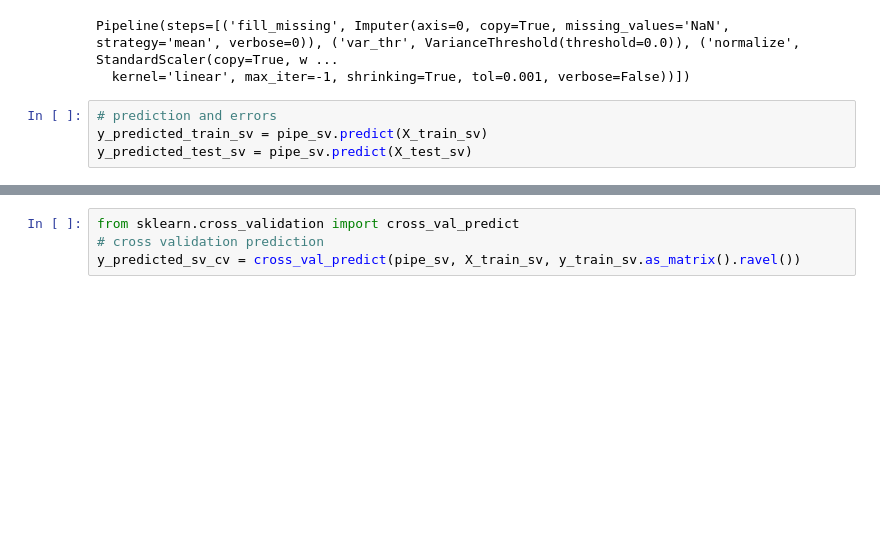
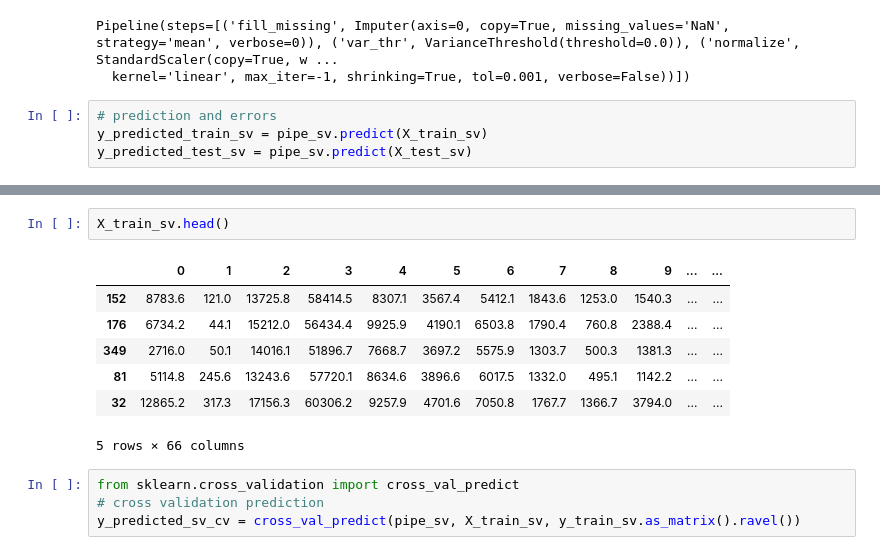
Before and after one commit to niniko1997/NNDSP, a Jupyter notebook: anal/analysis_notebooks/machine_learning.ipynb, the cells around one changed output, grey strips where cells are left out. Cells and saved outputs as stored; diff of their text form; blank space fills up the shorter version.

```diff
--- a/anal/analysis_notebooks/machine_learning.ipynb
+++ b/anal/analysis_notebooks/machine_learning.ipynb
@@ -192,3 +199,13 @@ Mean Absolute Error (Test): 5.46357243972
+# %%
+X_train_sv.head()
+# %% [output]
+|  | 0 | 1 | 2 | 3 | 4 | 5 | 6 | 7 | 8 | 9 | ... | ... |
+| 152 | 8783.6 | 121.0 | 13725.8 | 58414.5 | 8307.1 | 3567.4 | 5412.1 | 1843.6 | 1253.0 | 1540.3 | ... | ... |
+| 176 | 6734.2 | 44.1 | 15212.0 | 56434.4 | 9925.9 | 4190.1 | 6503.8 | 1790.4 | 760.8 | 2388.4 | ... | ... |
+| 349 | 2716.0 | 50.1 | 14016.1 | 51896.7 | 7668.7 | 3697.2 | 5575.9 | 1303.7 | 500.3 | 1381.3 | ... | ... |
+| 81 | 5114.8 | 245.6 | 13243.6 | 57720.1 | 8634.6 | 3896.6 | 6017.5 | 1332.0 | 495.1 | 1142.2 | ... | ... |
+| 32 | 12865.2 | 317.3 | 17156.3 | 60306.2 | 9257.9 | 4701.6 | 7050.8 | 1767.7 | 1366.7 | 3794.0 | ... | ... |
+5 rows × 66 columns
 # %%
 from sklearn.cross_validation import cross_val_predict
 # cross validation prediction
```
Also changed, not shown: parts of 70 cells of this notebook, 4 other files.
